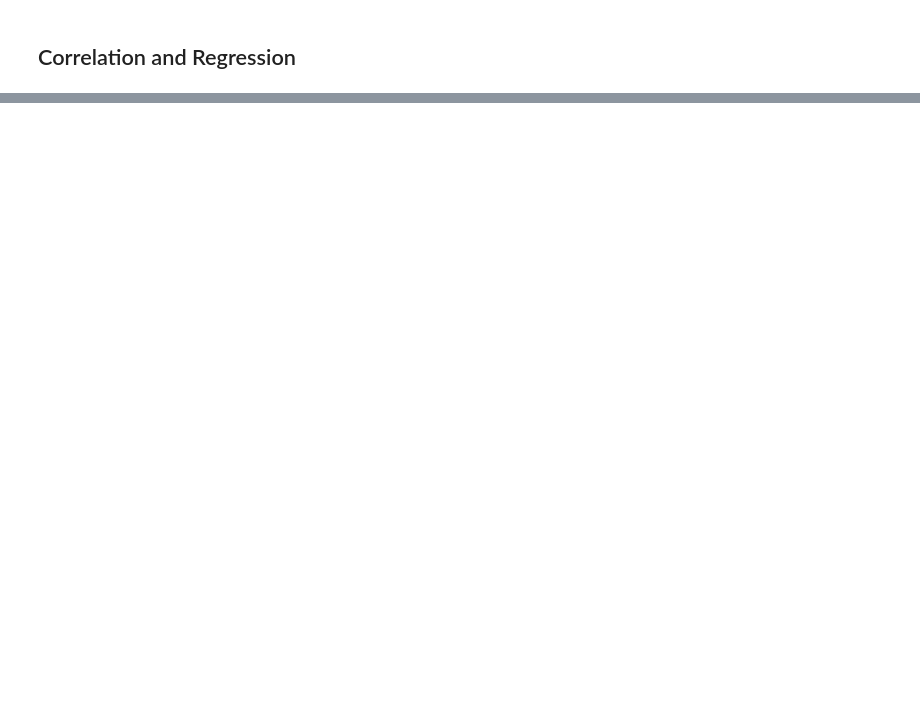
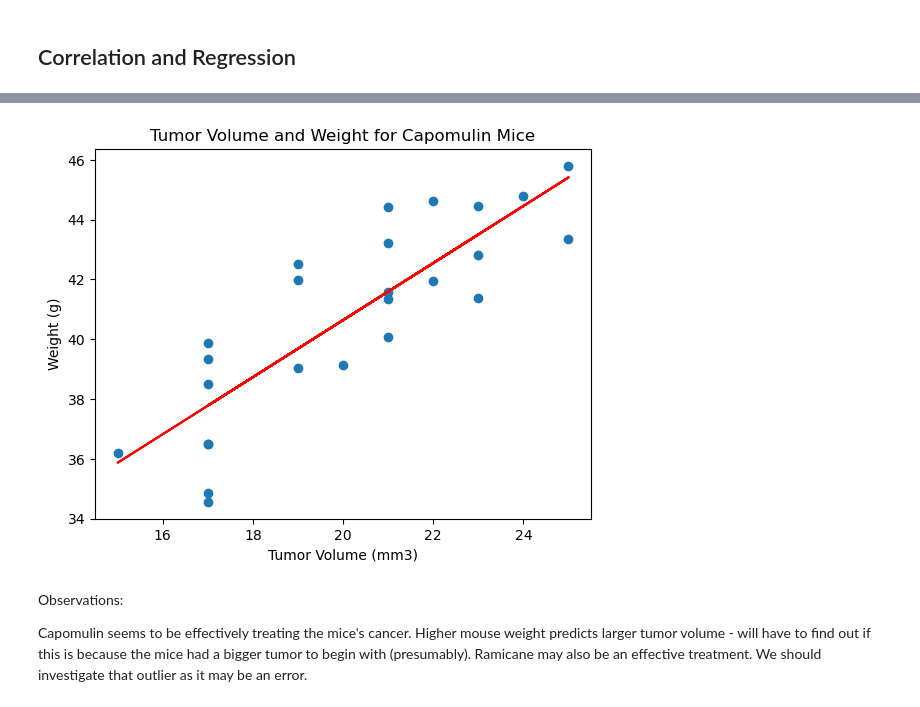
Before and after one commit to mccainjl/matplotlib-challenge, a Jupyter notebook: pymaceuticals_starter.ipynb, the cells around one changed output, grey strips where cells are left out. Saved outputs shown, nothing was run; the diff lists cells and outputs as text; code cells hidden in the pictures; blank space fills up the shorter version.

```diff
--- a/pymaceuticals_starter.ipynb
+++ b/pymaceuticals_starter.ipynb
@@ -288,0 +307,18 @@ plt.show()
+# %%
+trendline = corrdata["Weight (g)"]*model[0] + model[1]
+
+plt.scatter(corrdata["Weight (g)"],corrdata["Tumor Volume (mm3)"], marker="o")
+plt.plot(corrdata["Weight (g)"],trendline, color = "red")
+plt.xlabel("Tumor Volume (mm3)")
+plt.ylabel("Weight (g)")
+plt.title("Tumor Volume and Weight for Capomulin Mice")
+plt.show()
+# %% [output]
+[figure, added]
+# %% [markdown]
+Observations:
+
+Capomulin seems to be effectively treating the mice's cancer.
+Higher mouse weight predicts larger tumor volume - will have to find out if this is because the mice had a bigger tumor to begin with (presumably).
+Ramicane may also be an effective treatment.
+We should investigate that outlier as it may be an error.
```
Also changed, not shown: parts of 3 cells of this notebook.
